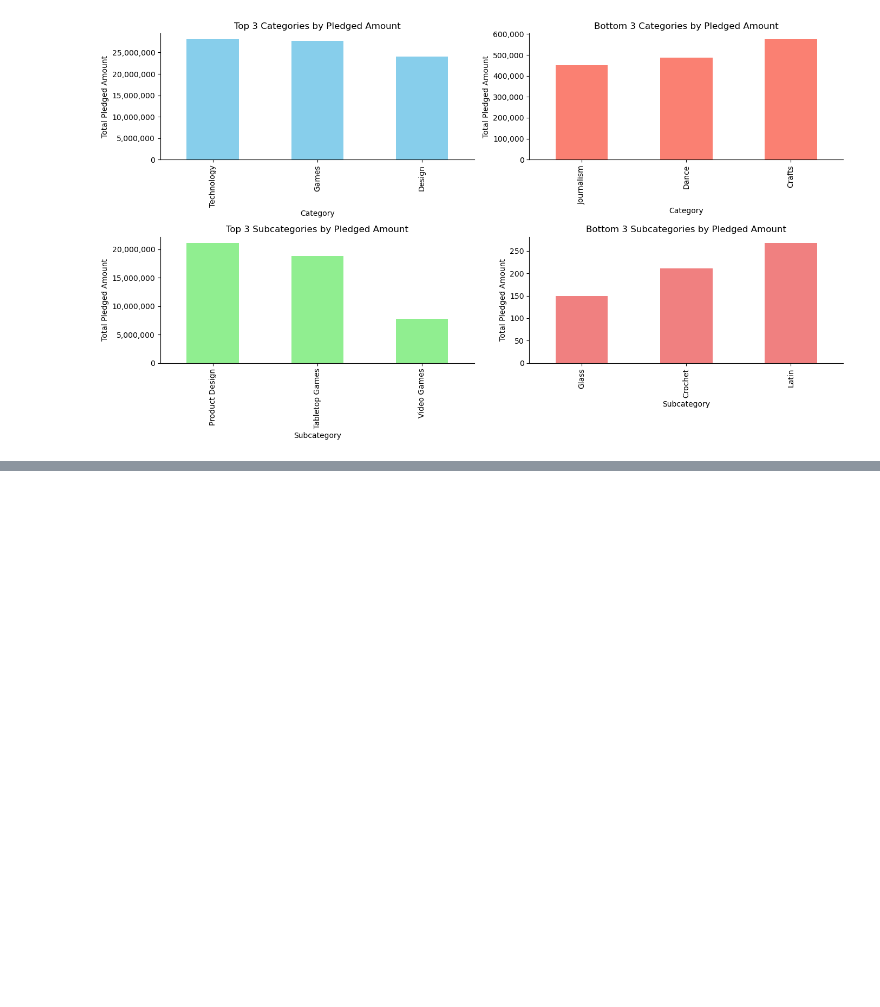
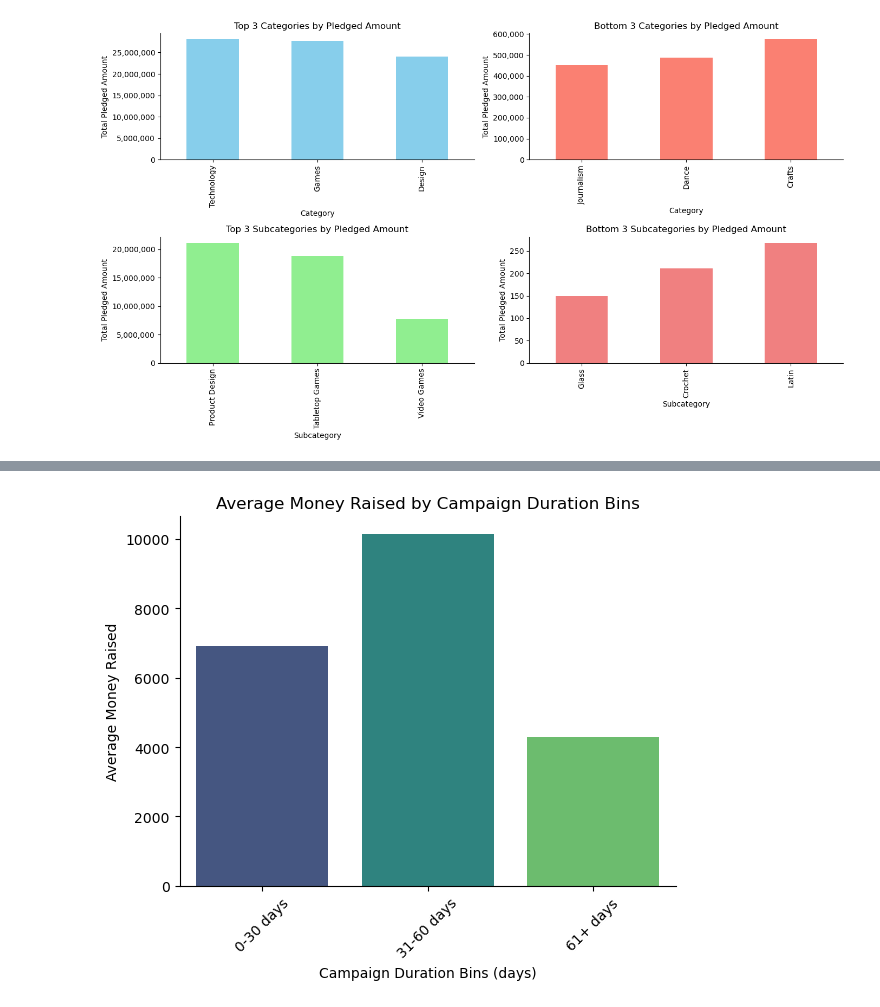
Before and after one commit to atroitskaia/kickstarter_project-, a Jupyter notebook: KickstarterProject.ipynb, the cells around one changed output, grey strips where cells are left out. Drawn from its saved outputs; the diff is of its cells as text; code cells hidden in the pictures; blank space fills up the shorter version.

```diff
--- a/KickstarterProject.ipynb
+++ b/KickstarterProject.ipynb
@@ -601,0 +666,29 @@ df.head()
+# %%
+df['launched'] = pd.to_datetime(df['launched'], errors='ignore')
+df['deadline'] = pd.to_datetime(df['deadline'], errors='ignore')
+
+# Calculate campaign duration in days
+df['duration'] = (df['deadline'] - df['launched']).dt.days
+
+# Define bins for the campaign duration
+bins = [0, 30, 60, float('inf')]
+labels = ['0-30 days', '31-60 days', '61+ days'] # labels for the bins
+
+# Categorize durations into bins
+df['duration_bins'] = pd.cut(df['duration'], bins=bins, labels=labels, right=False)
+
+# Group by the duration bins and calculate average pledged amount
+avg_pledged_by_bin = df.groupby('duration_bins')['pledged'].mean().reset_index()
+
+
+#plt.figure(figsize=(12, 8))
+sns.barplot(data=avg_pledged_by_bin, x='duration_bins', y='pledged', palette='viridis')
+plt.title('Average Money Raised by Campaign Duration Bins')
+plt.xlabel('Campaign Duration Bins (days)')
+plt.ylabel('Average Money Raised')
+plt.xticks(rotation=45)  # Rotate labels to avoid overlap
+#plt.grid(True, which='both', linestyle='--', linewidth=0.5)
+sns.despine()
+plt.show()
+# %% [output]
+[figure, added]
```
Also changed, not shown: parts of 19 cells of this notebook.
